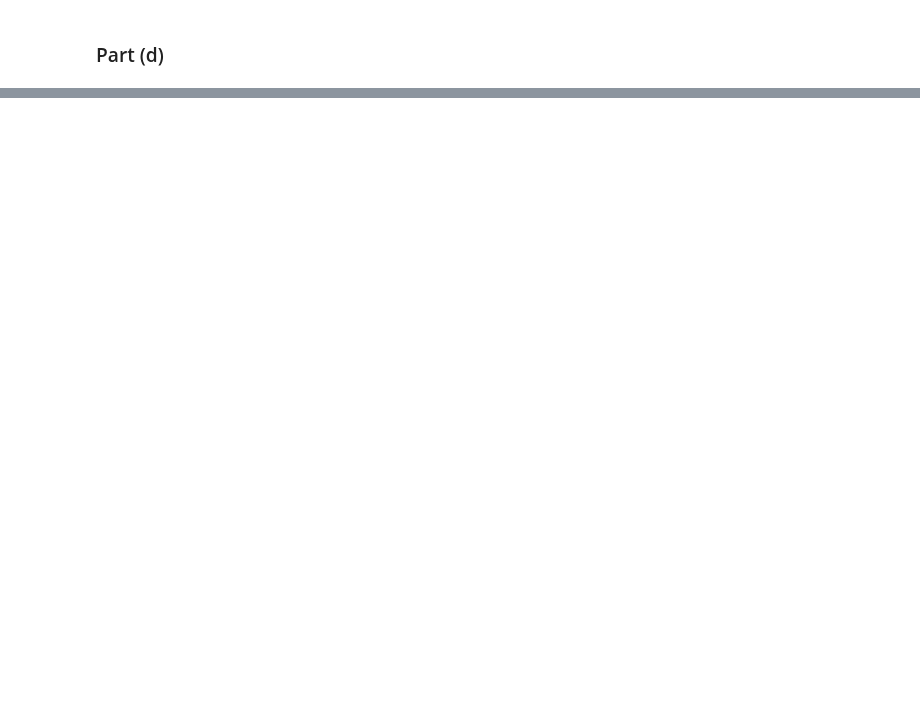
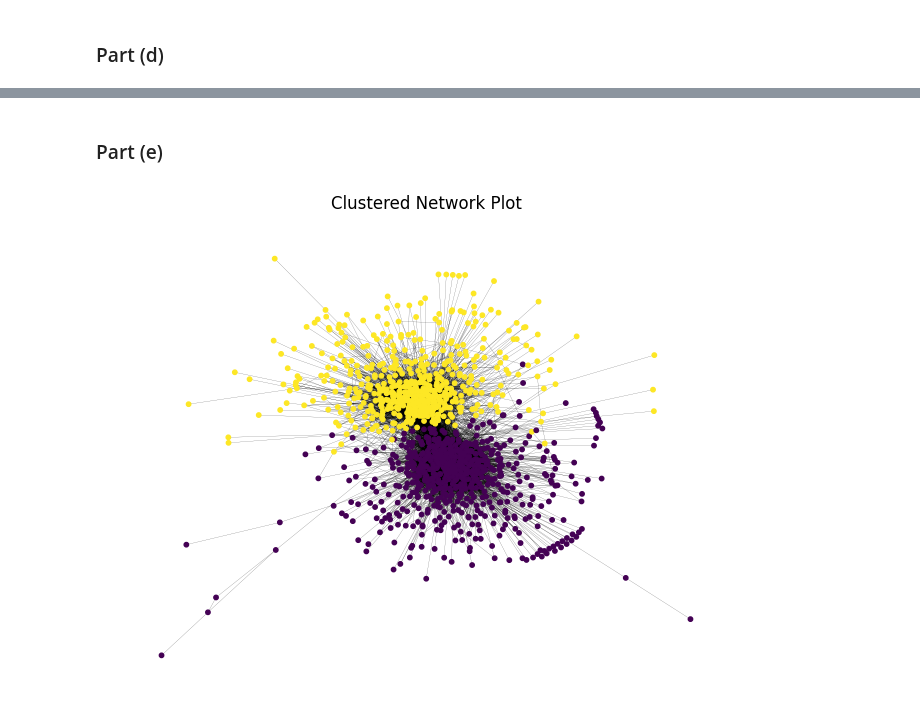
Before and after one commit to DapperDataAnalyst/Advanced-Predictive-Models, a Jupyter notebook: Peer-Graded Network Models.ipynb, the cells around one changed output, grey strips where cells are left out. Saved outputs shown, nothing was run; the diff lists cells and outputs as text; code cells hidden in the pictures; blank space fills up the shorter version.

```diff
--- a/Peer-Graded Network Models.ipynb
+++ b/Peer-Graded Network Models.ipynb
@@ -110,0 +114,6 @@ Nodes per cluster:
+# %% [markdown]
+### Part (e)
+# %%
+spect_clust(regular=True, network=True)
+# %% [output]
+[figure, added]
```
Also changed, not shown: parts of 3 cells of this notebook.
